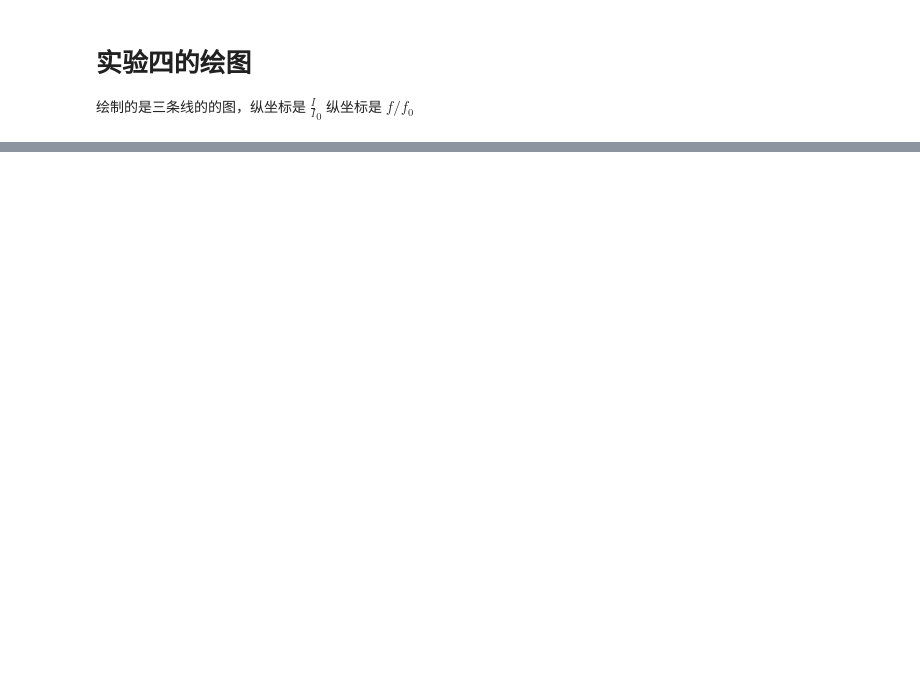
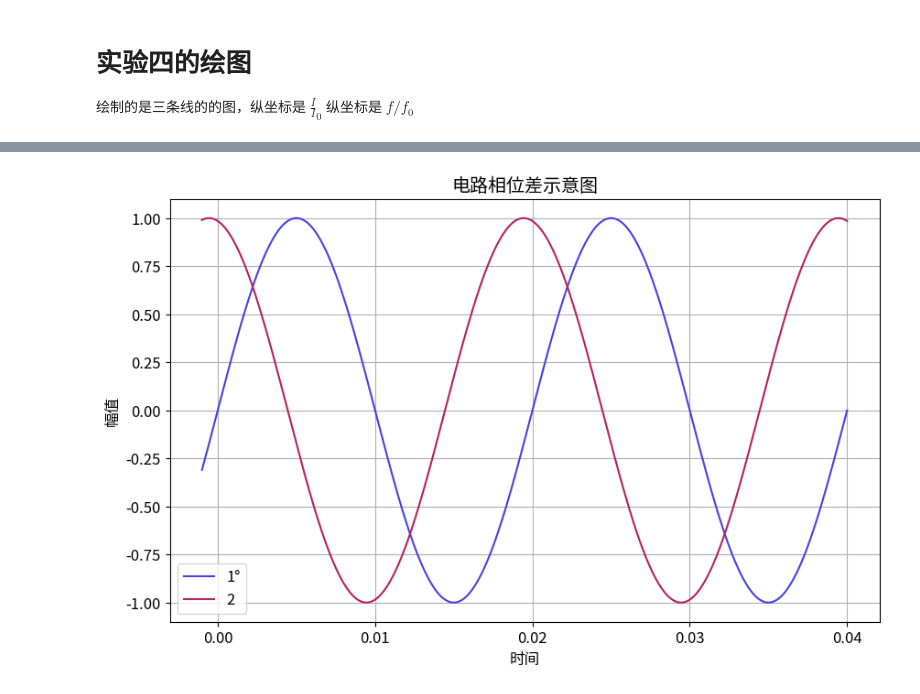
Before and after one commit to capoo-fan/EE1014, a Jupyter notebook: notes/电路实验三+四.ipynb, the cells around one changed output, grey strips where cells are left out. Cells and saved outputs as stored; diff of their text form; code cells hidden in the pictures; blank space fills up the shorter version.

```diff
--- a/notes/电路实验三+四.ipynb
+++ b/notes/电路实验三+四.ipynb
@@ -129,34 +138,36 @@ plt.show()
 # %%
 import numpy as np
 import matplotlib.pyplot as plt
 
 # 设置中文字体和字体大小  如果显示乱码就是没有安装对应的字体，此时可是下载对应的字体也可以更换下面的font.family的值
 plt.rcParams['font.family'] = 'Noto Sans CJK JP'  # 设置全局中文字体
 plt.rcParams['font.size'] = 12          # 设置全局字体大小
 plt.rcParams['axes.unicode_minus'] = False  # 解决负号显示问题
 # 设置参数
 frequency = 50  # 频率50Hz
-phase_diff = 12.87  # 相位差xx度
+phase_diff = 100  # 相位差xx度
 amplitude1 = 1  # 第一个正弦曲线的峰值
 amplitude2 = 1  # 第二个正弦曲线的峰值，明显大于第一个或等于
 
 # 创建时间数据
 t = np.linspace(-0.001, 0.04, 1000)  # 时间从0到0.1秒，总共500个点
 
 # 创建两个正弦波
 y1 = amplitude1 * np.sin(2 * np.pi * frequency * t)
 y2 = amplitude2 * np.sin(2 * np.pi * frequency * t + np.radians(phase_diff))  # 加上相位差
 
 # 绘图
 plt.figure(figsize=(10, 6))
-plt.plot(t, y1, label="1°", color='b')
-plt.plot(t, y2, label="2", color='r')
+plt.plot(t, y1, label="1°", color=random_color())
+plt.plot(t, y2, label="2", color=random_color())
 plt.xlabel("时间")
 plt.ylabel("幅值")
 plt.title("电路相位差示意图")
 plt.legend()
 plt.grid(True)
 plt.show()
+# %% [output]
+[figure, added]
 # %%
 import numpy as np
 import matplotlib.pyplot as plt
```
Also changed, not shown: parts of 4 cells of this notebook.
